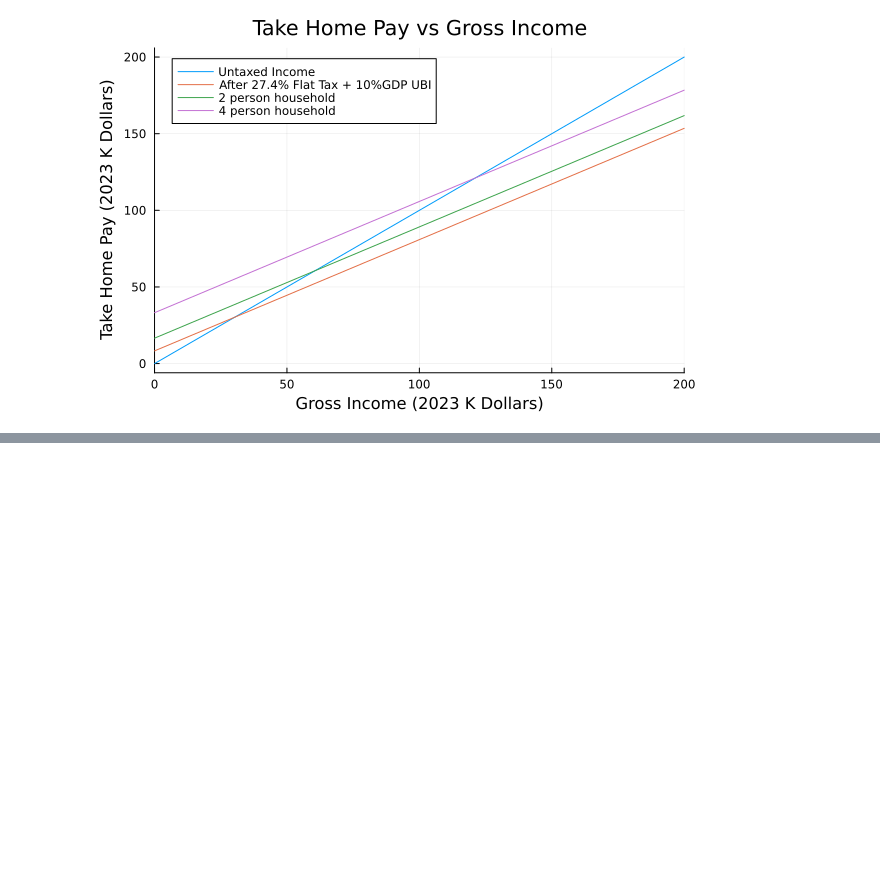
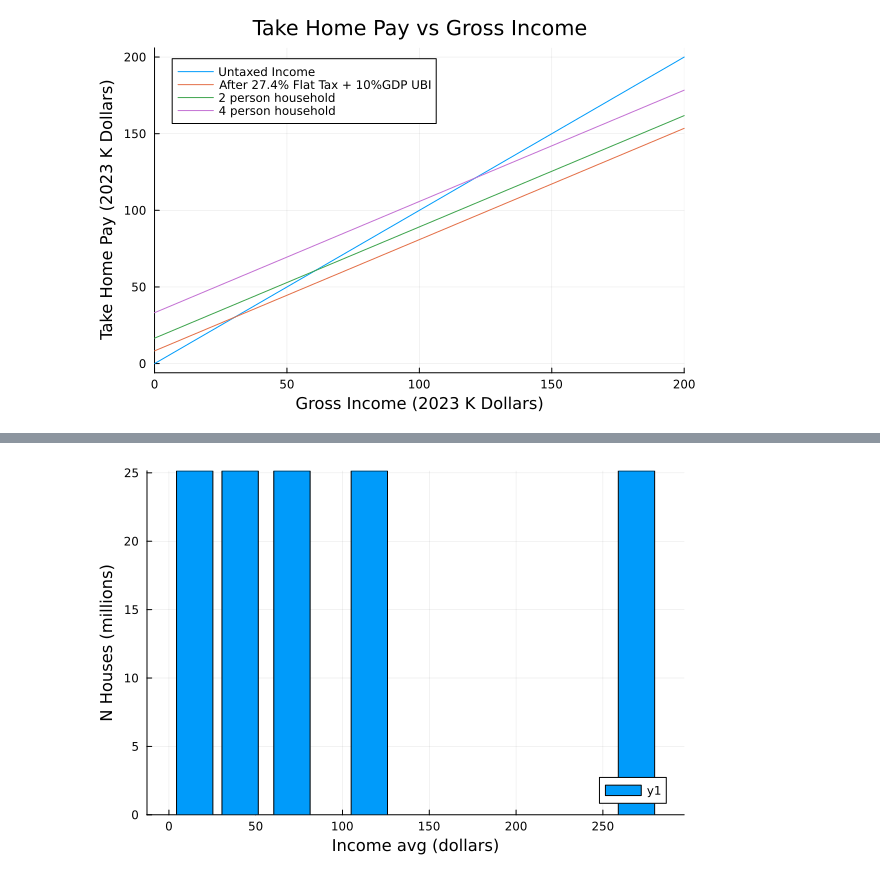
Before and after one commit to dlakelan/UBINotebook, a Jupyter notebook: UBIWorkbook.ipynb, the cells around one changed output, grey strips where cells are left out. Cells and saved outputs as stored; diff of their text form; code cells hidden in the pictures; blank space fills up the shorter version.

```diff
--- a/UBIWorkbook.ipynb
+++ b/UBIWorkbook.ipynb
@@ -82,0 +96,8 @@ And now, really we should be done. A single person household doesn't pay a dime
+# %%
+const nhous = 125736353.0
+incomequin = DataFrame(meaninc=map(Float64,[14859,41025,70879,115462,269356]),n=[.2,.2,.2,.2,.2])
+incomequin.houses = incomequin.n*nhous
+
+@df incomequin bar(:meaninc ./ 1000,:houses ./ 1e6, xlab="Income avg (dollars)",ylab="N Houses (millions)")
+# %% [output]
+[figure, added]
```
Also changed, not shown: parts of 13 cells of this notebook, 1 other file.
